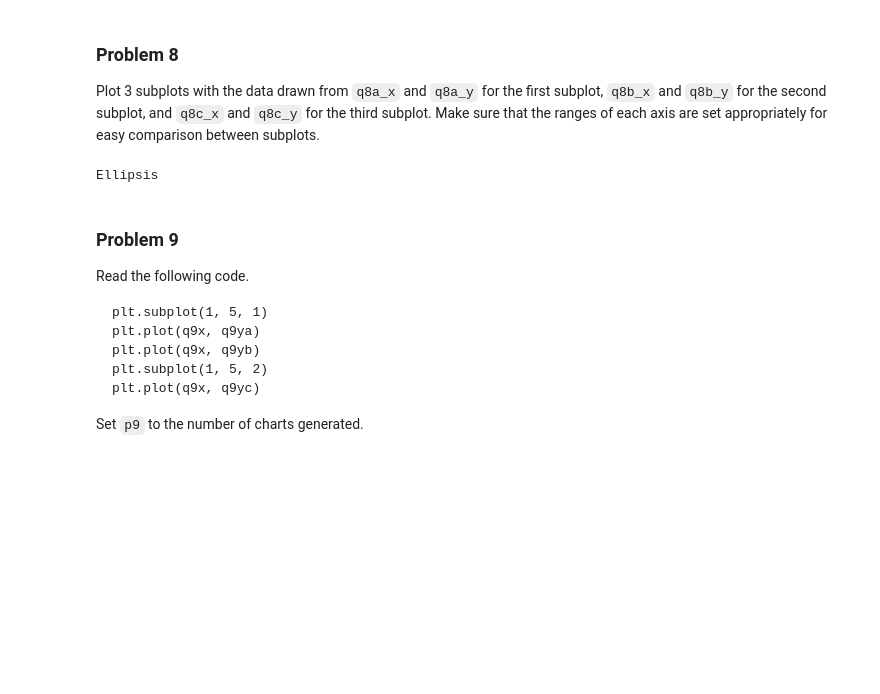
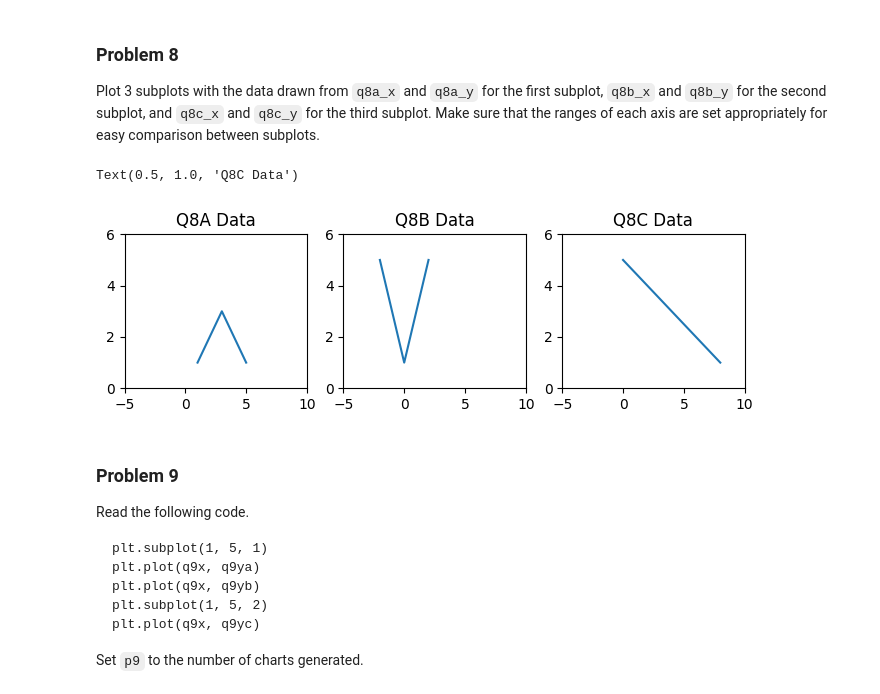
Before and after one commit to aidandig/dx602-homework-05, a Jupyter notebook: homework.ipynb, the cells around one changed output. Drawn from its saved outputs; the diff is of its cells as text; code cells hidden in the pictures; blank space fills up the shorter version.

```diff
--- a/homework.ipynb
+++ b/homework.ipynb
@@ -220,12 +220,31 @@ q8b_y = [5, 3, 1, 3, 5]
 
 q8c_x = [0, 2, 4, 6, 8]
 q8c_y = [5, 4, 3, 2, 1]
-# %%
-# YOUR CHANGES HERE
-
-...
-# %% [output]
-Ellipsis
+# %%
+# YOUR CHANGES HERE
+
+plt.figure(figsize=[8,2])
+
+plt.subplot(1,3,1)
+plt.plot(q8a_x, q8a_y)
+plt.xlim(-5, 10)
+plt.ylim(0, 6)
+plt.title("Q8A Data")
+
+plt.subplot(1,3,2)
+plt.plot(q8b_x, q8b_y)
+plt.xlim(-5, 10)
+plt.ylim(0, 6)
+plt.title("Q8B Data")
+
+plt.subplot(1,3,3)
+plt.plot(q8c_x, q8c_y)
+plt.xlim(-5, 10)
+plt.ylim(0, 6)
+plt.title("Q8C Data")
+# %% [output]
+Text(0.5, 1.0, 'Q8C Data')
+[figure, added]
 # %% [markdown]
 ### Problem 9
 
```
